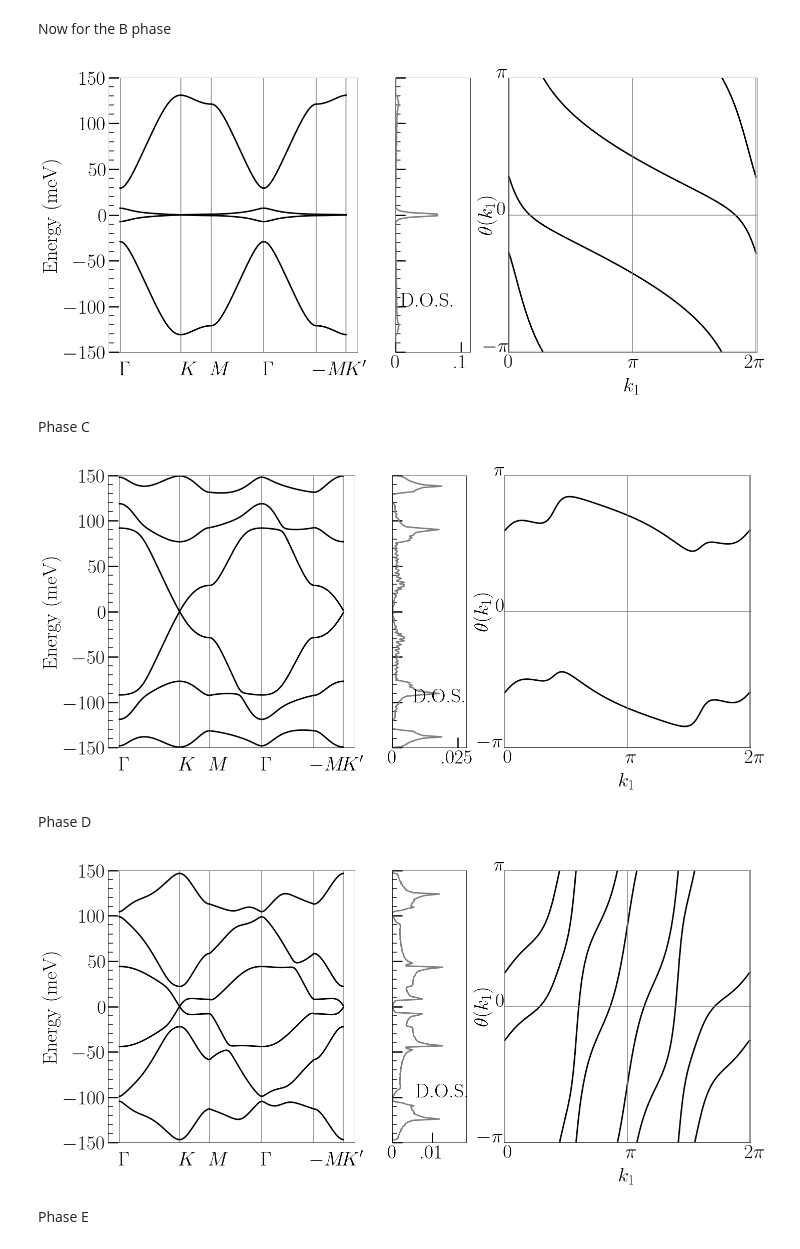
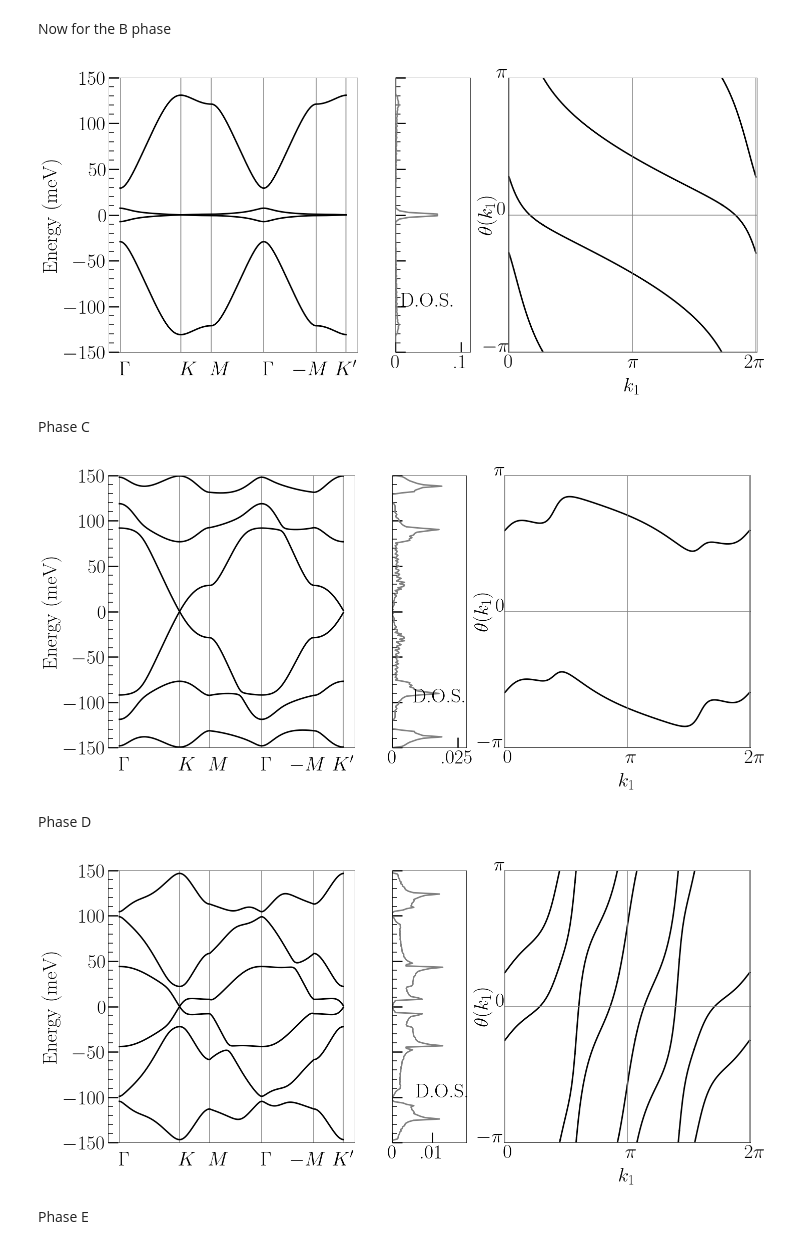
Before and after one commit to aaronchew/magnetic-band-structure, a Jupyter notebook: TBG/Untitled.ipynb, the cells around one changed output. Cells and saved outputs as stored; diff of their text form; code cells hidden in the pictures.

Commit message:
updated images

```diff
--- a/TBG/Untitled.ipynb
+++ b/TBG/Untitled.ipynb
@@ -464,6 +464,9 @@ for i in range(50):
         totalEigs.append(eigenvals[158:164])
 # %%
 np.save('Phase_B_histogram.npy',np.array(totalEigs))
+# %%
+arrayOfEigvalsWilson=np.load('Phase_B_Wilson.npy')
+totalEigs = np.load('Phase_B_histogram.npy')
 # %%
 total = np.array(totalEigs).flatten()
 a, b = np.histogram(total, bins=200)
@@ -497,9 +500,9 @@ axes[0].text(len_k[100]-.15,-175,r'$M$',rotation=0)
 axes[0].axvline(x=len_k[150],color='gray')
 axes[0].text(len_k[150]-.05,-175,r'$\Gamma$',rotation=0)
 axes[0].axvline(x=len_k[200],color='gray')
-axes[0].text(len_k[200]-.4,-175,r'$-M$',rotation=0)
+axes[0].text(len_k[200]-2.4,-175,r'$-M$',rotation=0)
 axes[0].axvline(x=len_k[249],color='gray')
-axes[0].text(len_k[249]-.15,-175,r"$K'$",rotation=0)
+axes[0].text(len_k[249]-1.15,-175,r"$K'$",rotation=0)
 axes[0].set_ylim([-150, 150])
 
 #axes[0].xlim([-0.075,len_k[249]+.075])
@@ -566,34 +569,34 @@ axes[2].plot(range(151)[129:131], [v1[129]+2*np.pi,v0[130]],c='black',linewidth=
 
 axes[2].plot(range(151)[130:151], v0[130:151],c='black',linewidth=3)
 axes[2].plot(range(151)[130:151], v1[130:151],c='black',linewidth=3)
 
 
 axes[2].axhline(y=0,color='gray')
 axes[2].axhline(y=np.pi,color='gray')
 axes[2].axhline(y=2*np.pi,color='gray')
 
 axes[2].text(-15.75,0,r'$-\pi$',rotation=0)
 axes[2].text(-7.5,np.pi,r'$0$',rotation=0)
 axes[2].text(-7.75,2*np.pi,r'$\pi$',rotation=0)
 
 axes[2].axvline(x=0,color='gray')
 axes[2].axvline(x=75,color='gray')
 axes[2].axvline(x=150,color='gray')
 
 axes[2].text(0-3,-0.35,r'$0$',rotation=0)
 axes[2].text(75-3,-0.35,r'$\pi$',rotation=0)
 axes[2].text(150-7,-0.35,r'$2\pi$',rotation=0)
 axes[2].set_xlim([-0.5,150.5])
 axes[2].set_ylim([0.0,2*np.pi])
 
 axes[2].set_ylabel(r'$\theta(k_1)$',labelpad=22)
 axes[2].set_xlabel(r'$k_1$',labelpad=50)
 #ax = axes[3].subplot(111)
 #ax.set_frame_on(False)
 axes[2].tick_params(left=False)
 plt.savefig('Phase_B.png',bbox_inches='tight')
 # %% [output]
-[figure, old version]
+[figure, new version]
 # %% [markdown]
 Phase C
 # %%
@@ -722,9 +728,9 @@ axes[0].text(len_k[100]-.15,-175,r'$M$',rotation=0)
 axes[0].axvline(x=len_k[150],color='gray')
 axes[0].text(len_k[150]-.05,-175,r'$\Gamma$',rotation=0)
 axes[0].axvline(x=len_k[200],color='gray')
-axes[0].text(len_k[200]-.4,-175,r'$-M$',rotation=0)
+axes[0].text(len_k[200]-2.4,-175,r'$-M$',rotation=0)
 axes[0].axvline(x=len_k[249],color='gray')
-axes[0].text(len_k[249]-.15,-175,r"$K'$",rotation=0)
+axes[0].text(len_k[249]-1.15,-175,r"$K'$",rotation=0)
 axes[0].set_ylim([-150, 150])
 
 #axes[0].xlim([-0.075,len_k[249]+.075])
@@ -806,7 +812,7 @@ axes[2].set_xlabel(r'$k_1$',labelpad=50)
 axes[2].tick_params(left=False)
 plt.savefig('Phase_C.png',bbox_inches='tight')
 # %% [output]
-[figure, old version]
+[figure, new version]
 # %% [markdown]
 Phase D
 # %%
@@ -935,9 +944,9 @@ axes[0].text(len_k[100]-.15,-175,r'$M$',rotation=0)
 axes[0].axvline(x=len_k[150],color='gray')
 axes[0].text(len_k[150]-.05,-175,r'$\Gamma$',rotation=0)
 axes[0].axvline(x=len_k[200],color='gray')
-axes[0].text(len_k[200]-.4,-175,r'$-M$',rotation=0)
+axes[0].text(len_k[200]-2.4,-175,r'$-M$',rotation=0)
 axes[0].axvline(x=len_k[249],color='gray')
-axes[0].text(len_k[249]-.15,-175,r"$K'$",rotation=0)
+axes[0].text(len_k[249]-1.15,-175,r"$K'$",rotation=0)
 axes[0].set_ylim([-150, 150])
 
 #axes[0].xlim([-0.075,len_k[249]+.075])
@@ -1059,7 +1068,7 @@ axes[2].set_xlabel(r'$k_1$',labelpad=50)
 axes[2].tick_params(left=False)
 plt.savefig('Phase_D.png',bbox_inches='tight')
 # %% [output]
-[figure, old version]
+[figure, new version]
 # %% [markdown]
 Phase E
 # %%
```
Also changed, not shown: parts of 4 cells of this notebook, 4 other files.
